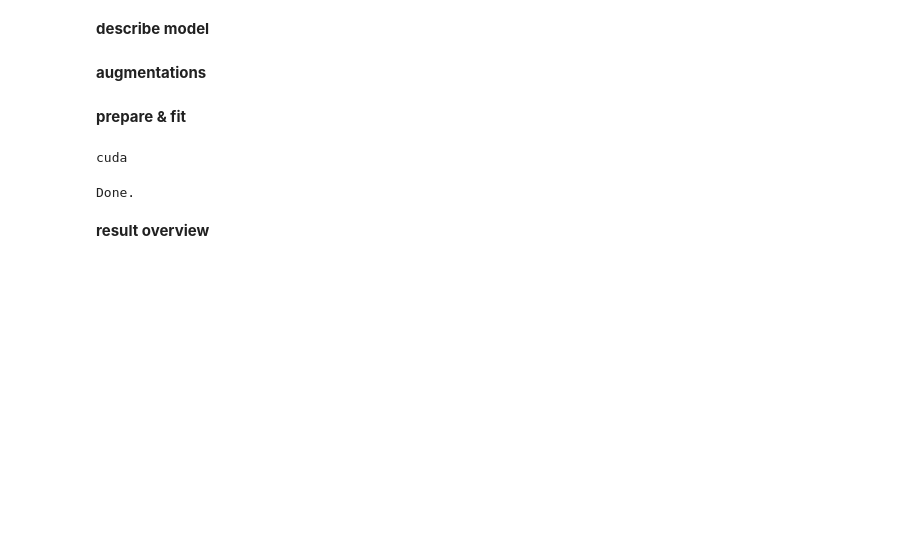
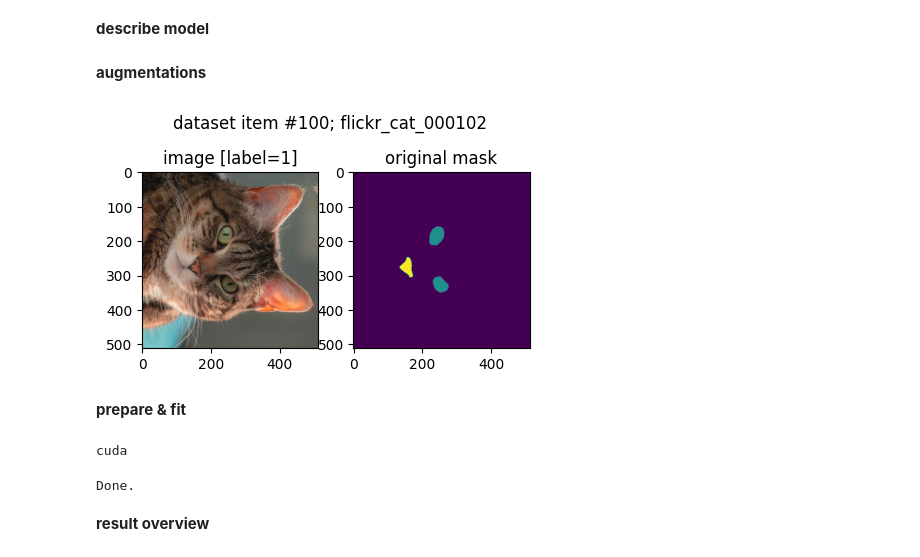
Before and after one commit to j2cry/boop-my-nose, a Jupyter notebook: model.ipynb, the cells around one changed output. Drawn from its saved outputs; the diff is of its cells as text; code cells hidden in the pictures; blank space fills up the shorter version.

```diff
--- a/model.ipynb
+++ b/model.ipynb
@@ -294,3 +281,22 @@ augment = alb.Compose([
+# %%
+augment = alb.Compose([
+    alb.ColorJitter(brightness=(0.75, 1.1),
+                    contrast=(0.75, 1.1),
+                    saturation=(0.75, 1.1),
+                    hue=(-0.3, 0.3),
+                    p=0.5
+                    ),
+    # alb.RandomBrightnessContrast(brightness_limit=(-0.2, 0.2),
+    #                              contrast_limit=(-0.2, 0.2),
+    #                              p=0.5),
+    alb.Rotate(limit=(-90, 90), p=0.75),
+    alb.VerticalFlip(p=0.75),
+])
+# %%
+dataset = Dataset(augment=augment)
+dataset.show_item(100, figsize=(5, 3))
+# %% [output]
+[figure, added]
 # %% [markdown]
 **prepare & fit**
 # %%
```
Also changed, not shown: parts of 6 cells of this notebook.
